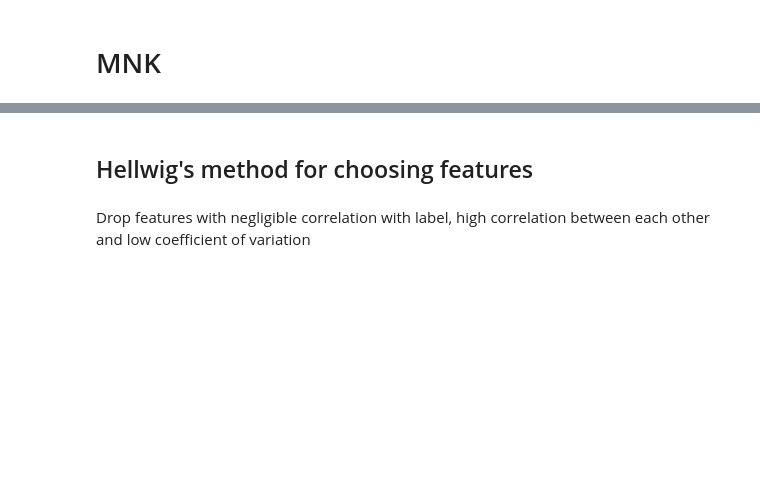
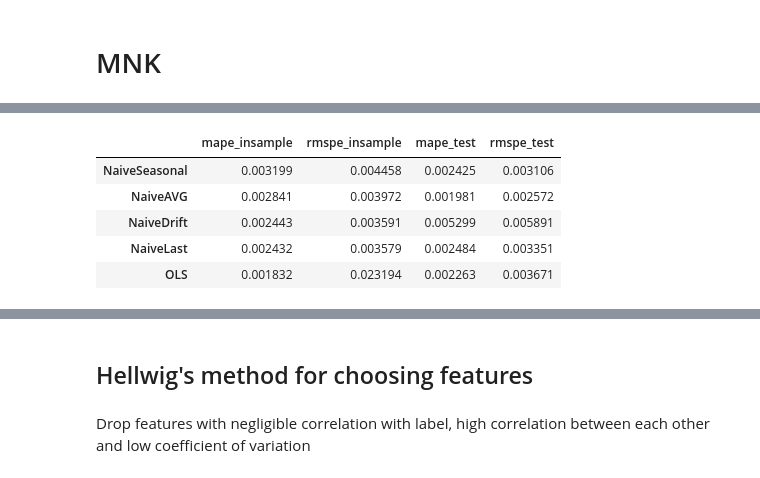
Before and after one commit to sebastiansukiennik01/ForexForecasting, a Jupyter notebook: chapter_3_3.ipynb, the cells around one changed output, grey strips where cells are left out. Cells and saved outputs as stored; diff of their text form; code cells hidden in the pictures; blank space fills up the shorter version.

```diff
--- a/chapter_3_3.ipynb
+++ b/chapter_3_3.ipynb
@@ -94,5 +119,4 @@ lp.plot(x, pred['last'][:-5], label="ostatnia", color="purple")
 # MNK
 # %%
 tscv.run(model=OLS())
-results['ols'] = tscv.metric_values
-pred['ols'] = tscv.predicted
+results_df = append_result(results_df, tscv)
@@ -104,3 +166,12 @@ results['ols']
+# %%
+results_df
+# %% [output]
+|  | mape_insample | rmspe_insample | mape_test | rmspe_test |
+| NaiveSeasonal | 0.003199 | 0.004458 | 0.002425 | 0.003106 |
+| NaiveAVG | 0.002841 | 0.003972 | 0.001981 | 0.002572 |
+| NaiveDrift | 0.002443 | 0.003591 | 0.005299 | 0.005891 |
+| NaiveLast | 0.002432 | 0.003579 | 0.002484 | 0.003351 |
+| OLS | 0.001832 | 0.023194 | 0.002263 | 0.003671 |
 # %%
 pd.DataFrame(results['ols'], index=[0])
 # %% [output]
```
Also changed, not shown: parts of 22 cells of this notebook, 8 other files.
